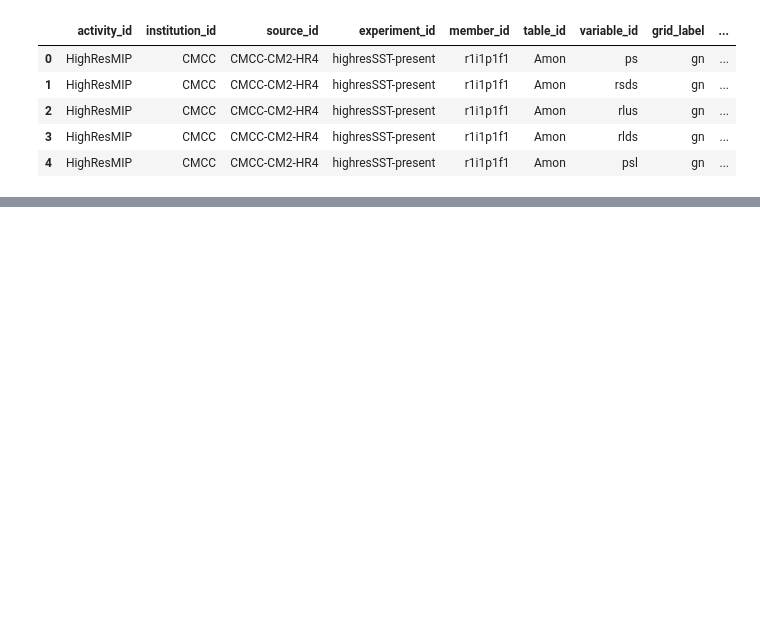
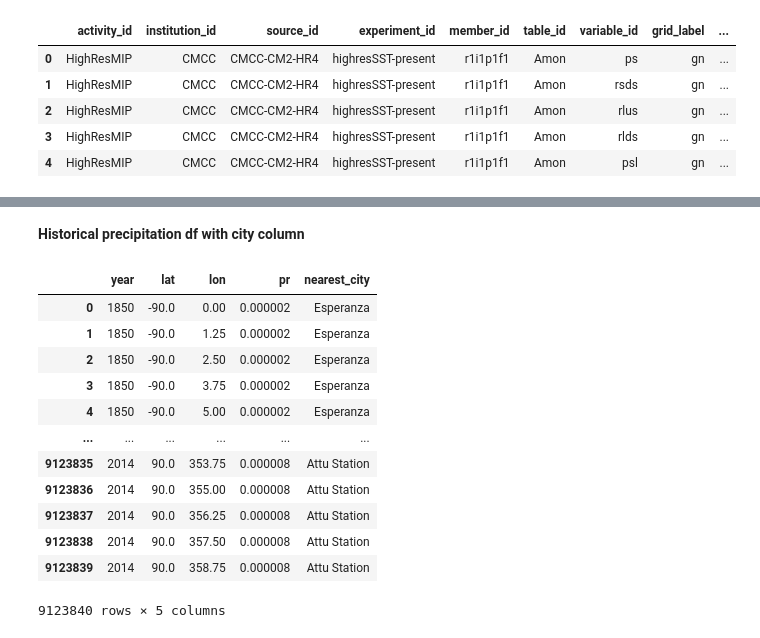
Before and after one commit to jeremyjcheng/106_project3, a Jupyter notebook: eda.ipynb, the cells around one changed output, grey strips where cells are left out. Drawn from its saved outputs; the diff is of its cells as text; code cells hidden in the pictures; blank space fills up the shorter version.

```diff
--- a/eda.ipynb
+++ b/eda.ipynb
@@ -325,0 +177,4 @@ plt.show()
+# %%
+# Return the precipitation for each lon and lat grouped by year
+his_annual_precip = ds_historical.groupby('year').mean(dim='time')
+his_annual_precip
@@ -325,0 +217,4 @@ plt.show()
+# %%
+# Compute cleaned historical precipitation dataframe
+historical_precipitation_df = his_annual_precip.to_dataframe().reset_index()
+historical_precipitation_df
@@ -325,0 +426,7 @@ plt.show()
+# %%
+cities = pd.read_csv('uscities.csv')
+# %%
+#keep only city, lat, lon, population
+cities = cities[['city', 'lat', 'lng', 'population']]
+cities = cities.rename(columns={'lng': 'lon'})
+cities.head()
@@ -325,0 +442,33 @@ plt.show()
+# %% [markdown]
+**Historical precipitation df with city column**
+# %%
+from scipy.spatial import cKDTree
+import numpy as np
+
+# Extract coordinate arrays
+grid_points = np.vstack((historical_precipitation_df['lat'], historical_precipitation_df['lon'])).T
+city_points = np.vstack((cities['lat'], cities['lon'])).T
+
+# Build KDTree on city coordinates
+tree = cKDTree(city_points)
+
+# For each grid cell, find nearest city index
+dist, idx = tree.query(grid_points, k=1)
+
+# Append city name + state to your main dataframe
+historical_precipitation_df['nearest_city'] = cities.iloc[idx]['city'].values
+historical_precipitation_df
+# %% [output]
+|  | year | lat | lon | pr | nearest_city |
+| 0 | 1850 | -90.0 | 0.00 | 0.000002 | Esperanza |
+| 1 | 1850 | -90.0 | 1.25 | 0.000002 | Esperanza |
+| 2 | 1850 | -90.0 | 2.50 | 0.000002 | Esperanza |
+| 3 | 1850 | -90.0 | 3.75 | 0.000002 | Esperanza |
+| 4 | 1850 | -90.0 | 5.00 | 0.000002 | Esperanza |
+| ... | ... | ... | ... | ... | ... |
+| 9123835 | 2014 | 90.0 | 353.75 | 0.000008 | Attu Station |
+| 9123836 | 2014 | 90.0 | 355.00 | 0.000008 | Attu Station |
+| 9123837 | 2014 | 90.0 | 356.25 | 0.000008 | Attu Station |
+| 9123838 | 2014 | 90.0 | 357.50 | 0.000008 | Attu Station |
+| 9123839 | 2014 | 90.0 | 358.75 | 0.000008 | Attu Station |
+9123840 rows × 5 columns
```
Also changed, not shown: parts of 28 cells of this notebook, 2 other files.
